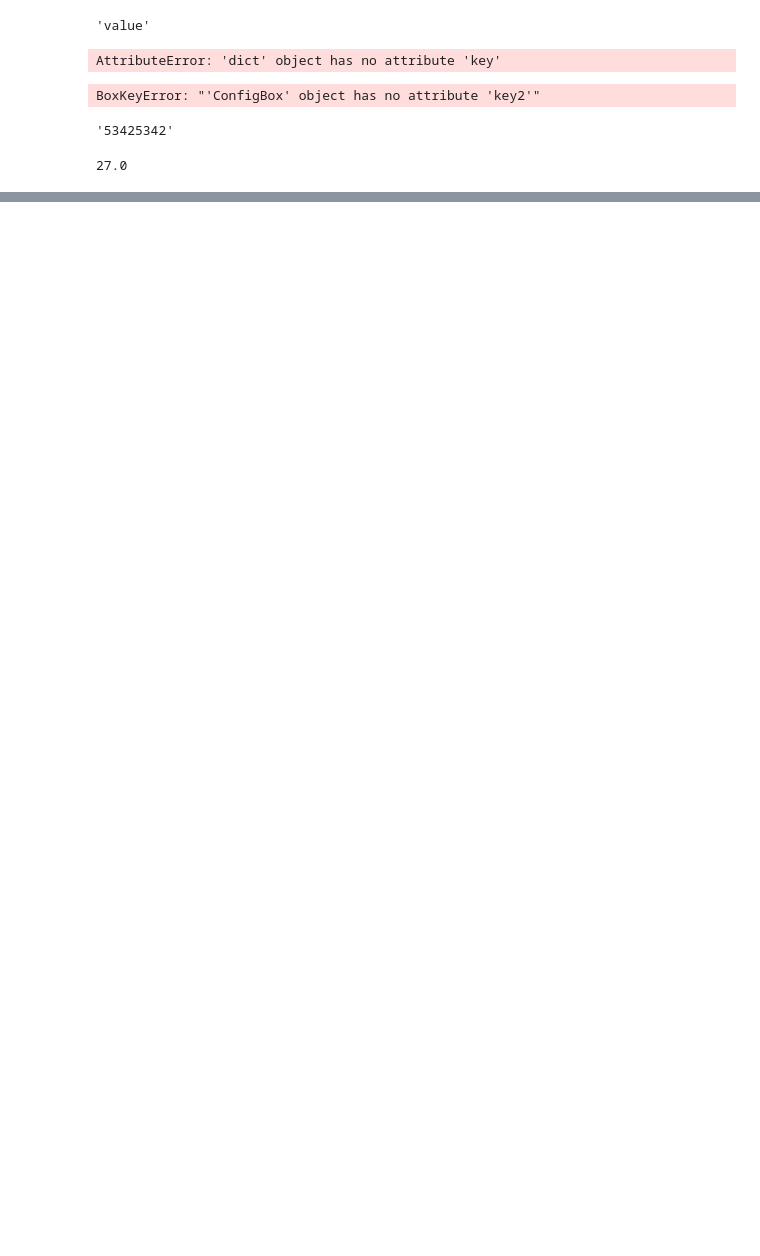
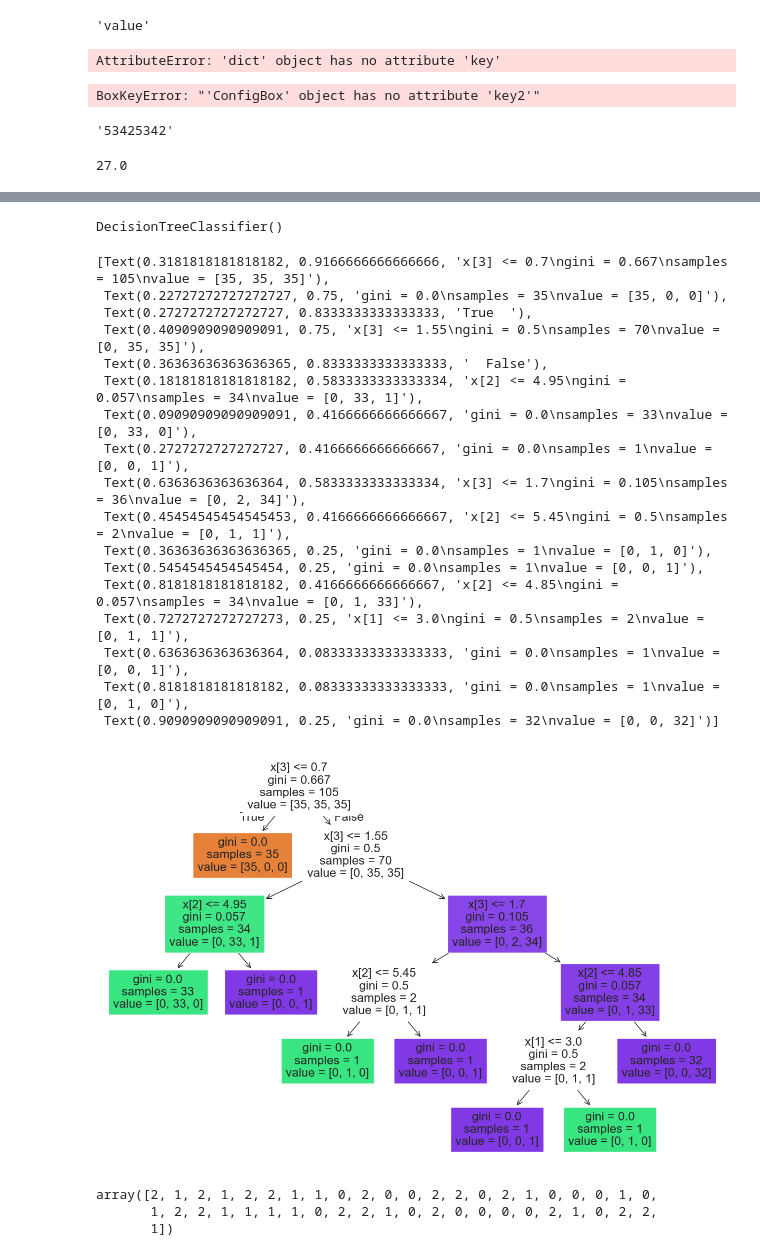
Before and after one commit to ManudevVerma/chest_cancer_classifier, a Jupyter notebook: research/trials.ipynb, the cells around one changed output, grey strips where cells are left out. Saved outputs shown, nothing was run; the diff lists cells and outputs as text; code cells hidden in the pictures; blank space fills up the shorter version.

```diff
--- a/research/trials.ipynb
+++ b/research/trials.ipynb
@@ -35,0 +275,11 @@ getProduct(3.0,9)
+# %%
+from sklearn.datasets import load_iris
+from sklearn.tree import DecisionTreeClassifier
+from sklearn import tree
+
+data = load_iris()
+classifier = DecisionTreeClassifier()
+# %%
+df = pd.DataFrame(data.data, columns=data.feature_names)
+df['target'] = data.target
+df
@@ -35,0 +300,39 @@ getProduct(3.0,9)
+# %%
+x = df.iloc[:, :-1]
+y = df.iloc[:, -1]
+
+from sklearn.model_selection import train_test_split
+x_train, x_test, y_train, y_test = train_test_split(x, y, test_size=0.3, random_state=42, stratify=y)
+# %%
+classifier.fit(x_train, y_train)
+# %% [output]
+DecisionTreeClassifier()
+# %%
+plt.figure(figsize = (15,10))
+tree.plot_tree(classifier, filled=True)
+# %% [output]
+[Text(0.3181818181818182, 0.9166666666666666, 'x[3] <= 0.7\ngini = 0.667\nsamples = 105\nvalue = [35, 35, 35]'),
+ Text(0.22727272727272727, 0.75, 'gini = 0.0\nsamples = 35\nvalue = [35, 0, 0]'),
+ Text(0.2727272727272727, 0.8333333333333333, 'True  '),
+ Text(0.4090909090909091, 0.75, 'x[3] <= 1.55\ngini = 0.5\nsamples = 70\nvalue = [0, 35, 35]'),
+ Text(0.36363636363636365, 0.8333333333333333, '  False'),
+ Text(0.18181818181818182, 0.5833333333333334, 'x[2] <= 4.95\ngini = 0.057\nsamples = 34\nvalue = [0, 33, 1]'),
+ Text(0.09090909090909091, 0.4166666666666667, 'gini = 0.0\nsamples = 33\nvalue = [0, 33, 0]'),
+ Text(0.2727272727272727, 0.4166666666666667, 'gini = 0.0\nsamples = 1\nvalue = [0, 0, 1]'),
+ Text(0.6363636363636364, 0.5833333333333334, 'x[3] <= 1.7\ngini = 0.105\nsamples = 36\nvalue = [0, 2, 34]'),
+ Text(0.45454545454545453, 0.4166666666666667, 'x[2] <= 5.45\ngini = 0.5\nsamples = 2\nvalue = [0, 1, 1]'),
+ Text(0.36363636363636365, 0.25, 'gini = 0.0\nsamples = 1\nvalue = [0, 1, 0]'),
+ Text(0.5454545454545454, 0.25, 'gini = 0.0\nsamples = 1\nvalue = [0, 0, 1]'),
+ Text(0.8181818181818182, 0.4166666666666667, 'x[2] <= 4.85\ngini = 0.057\nsamples = 34\nvalue = [0, 1, 33]'),
+ Text(0.7272727272727273, 0.25, 'x[1] <= 3.0\ngini = 0.5\nsamples = 2\nvalue = [0, 1, 1]'),
+ Text(0.6363636363636364, 0.08333333333333333, 'gini = 0.0\nsamples = 1\nvalue = [0, 0, 1]'),
+ Text(0.8181818181818182, 0.08333333333333333, 'gini = 0.0\nsamples = 1\nvalue = [0, 1, 0]'),
+ Text(0.9090909090909091, 0.25, 'gini = 0.0\nsamples = 32\nvalue = [0, 0, 32]')]
+[figure, added]
+# %%
+y_pred = classifier.predict(x_test)
+y_pred
+# %% [output]
+array([2, 1, 2, 1, 2, 2, 1, 1, 0, 2, 0, 0, 2, 2, 0, 2, 1, 0, 0, 0, 1, 0,
+       1, 2, 2, 1, 1, 1, 1, 0, 2, 2, 1, 0, 2, 0, 0, 0, 0, 2, 1, 0, 2, 2,
+       1])
```
Also changed, not shown: parts of 36 cells of this notebook, 10 other files.
